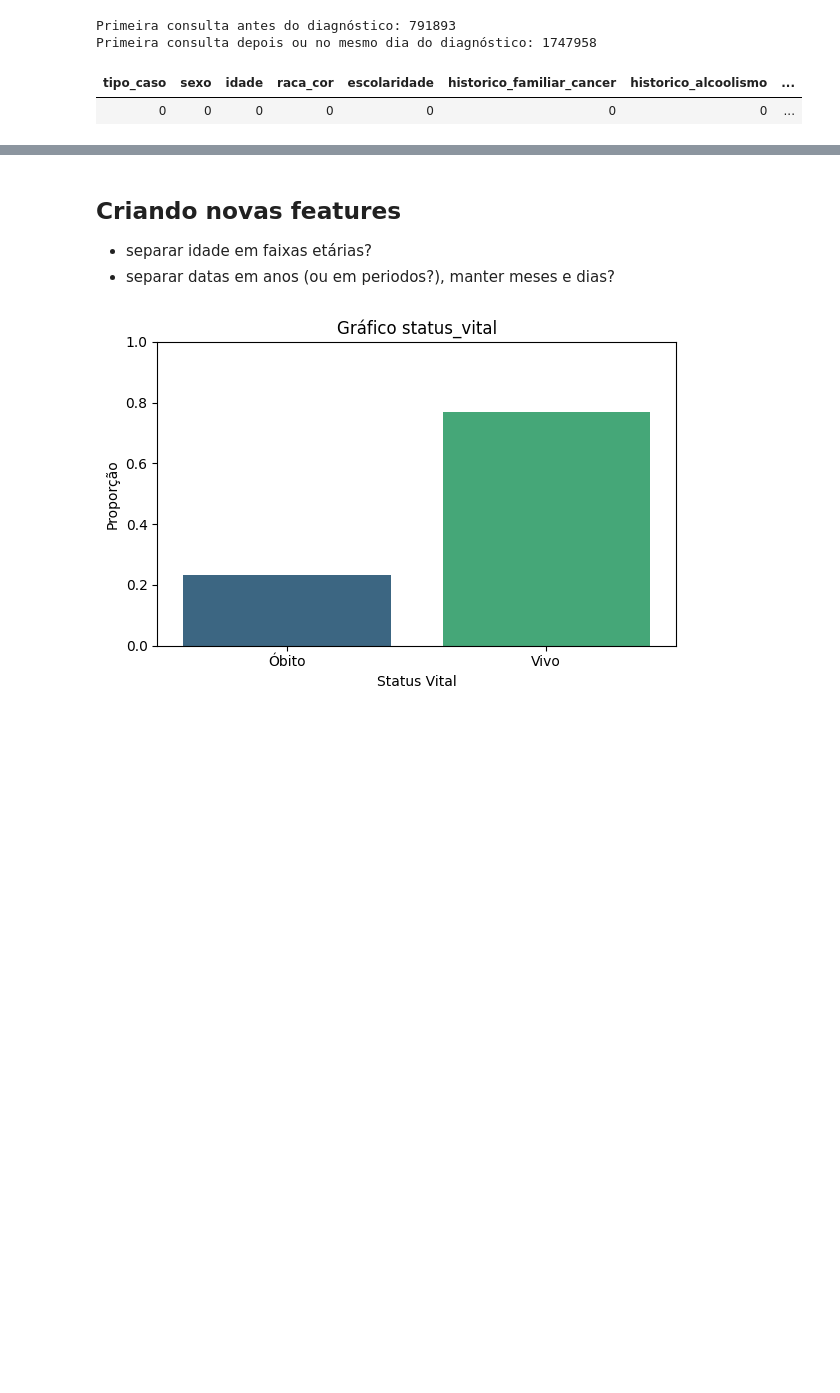
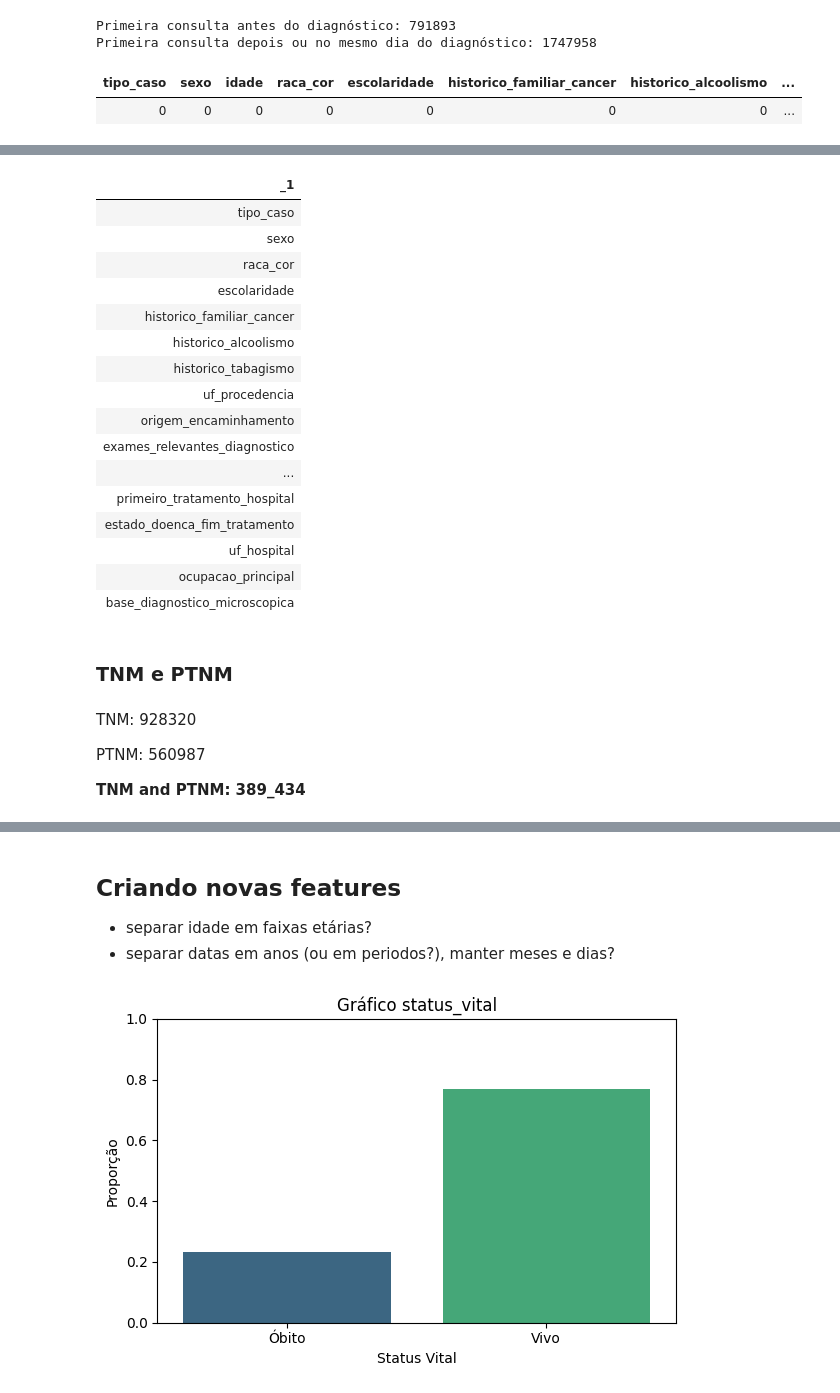
Before and after one commit to Data-Squad-ML/cancer_survival_prediction, a Jupyter notebook: src/cancer_brasil.ipynb, the cells around one changed output, grey strips where cells are left out. Saved outputs shown, nothing was run; the diff lists cells and outputs as text; code cells hidden in the pictures; blank space fills up the shorter version.

```diff
--- a/src/cancer_brasil.ipynb
+++ b/src/cancer_brasil.ipynb
@@ -336,0 +349,29 @@ df.count()
+# %%
+clean_columns('idade')
+# %% [output]
+| _1 |
+| tipo_caso |
+| sexo |
+| raca_cor |
+| escolaridade |
+| historico_familiar_cancer |
+| historico_alcoolismo |
+| historico_tabagismo |
+| uf_procedencia |
+| origem_encaminhamento |
+| exames_relevantes_diagnostico |
+| ... |
+| primeiro_tratamento_hospital |
+| estado_doenca_fim_tratamento |
+| uf_hospital |
+| ocupacao_principal |
+| base_diagnostico_microscopica |
+# %% [markdown]
+### TNM e PTNM
+# %% [markdown]
+
+TNM: 928320
+
+PTNM: 560987
+
+**TNM and PTNM: 389_434**
```
Also changed, not shown: parts of 15 cells of this notebook.
